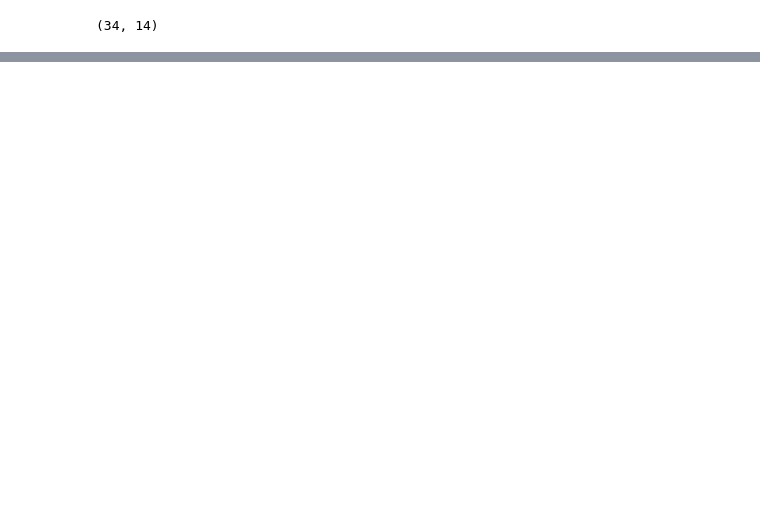
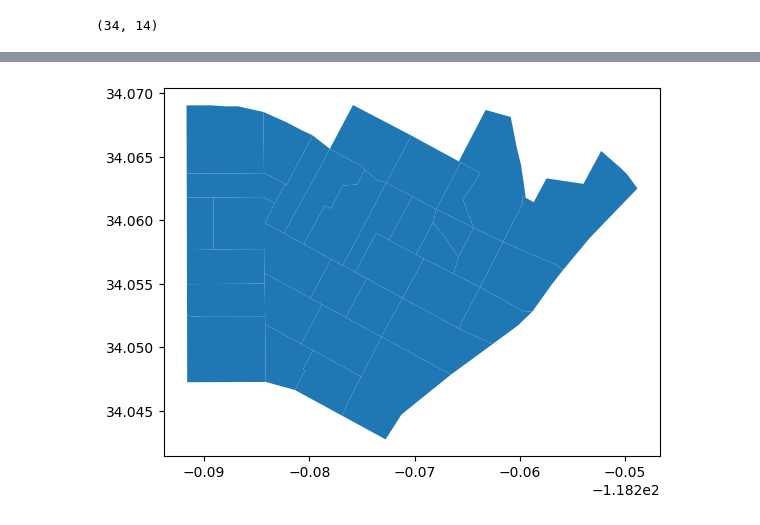
Before and after one commit to evaneliz/534groupprojfiles, a Jupyter notebook: group_project_4.ipynb, the cells around one changed output, grey strips where cells are left out. Drawn from its saved outputs; the diff is of its cells as text; code cells hidden in the pictures; blank space fills up the shorter version.

```diff
--- a/group_project_4.ipynb
+++ b/group_project_4.ipynb
@@ -58,0 +59,4 @@ gdf.shape
+# %%
+ax = gdf.plot()
+# %% [output]
+[figure, added]
```
Also changed, not shown: parts of 4 cells of this notebook.
